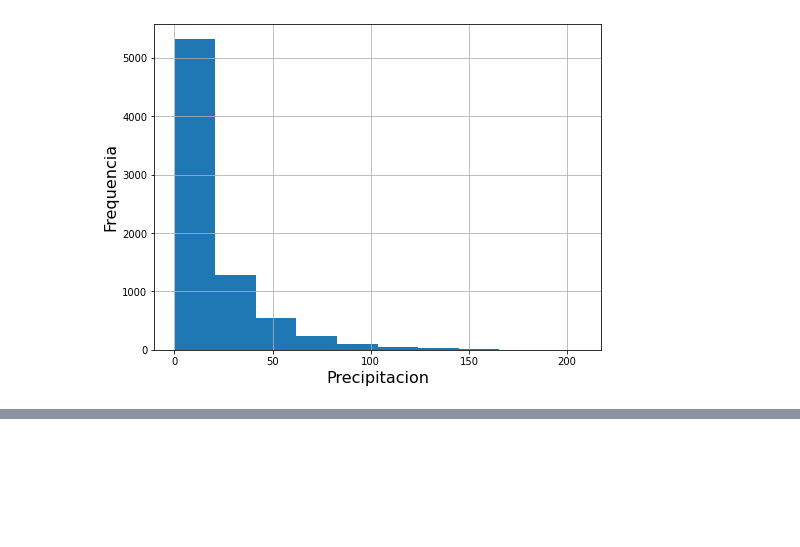
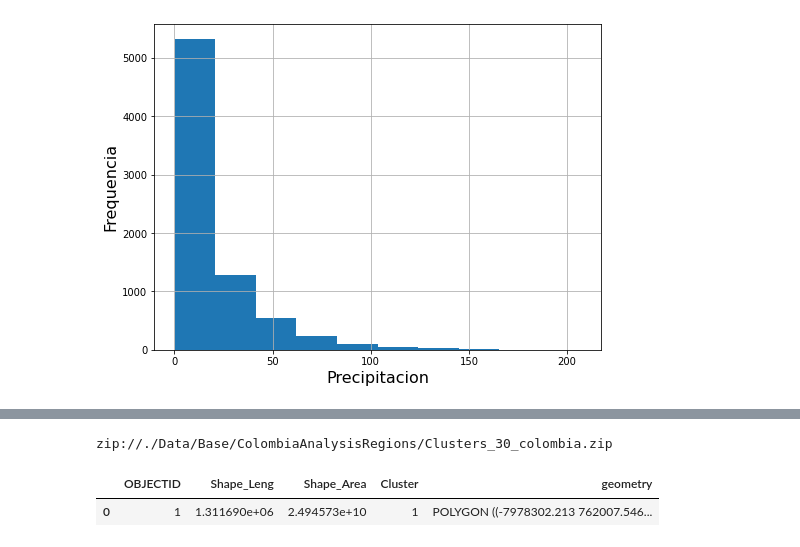
Before and after one commit to wmjolly/SAR-Colombia, a Jupyter notebook: SAR-CO-Example.ipynb, the cells around one changed output, grey strips where cells are left out. Cells and saved outputs as stored; diff of their text form; code cells hidden in the pictures; blank space fills up the shorter version.

Commit message:
Adding Analysis Regions
Analysis Regions

```diff
--- a/SAR-CO-Example.ipynb
+++ b/SAR-CO-Example.ipynb
@@ -592,0 +605,12 @@ ax.axis('off')
+# %%
+base = "zip://./Data/Base/ColombiaAnalysisRegions"
+fname = f"{base}/Clusters_30_colombia.zip"
+print(fname)
+COAnalReg = gpd.read_file(fname)
+# %% [output]
+zip://./Data/Base/ColombiaAnalysisRegions/Clusters_30_colombia.zip
+# %%
+COAnalReg.head(1)
+# %% [output]
+|  | OBJECTID | Shape_Leng | Shape_Area | Cluster | geometry |
+| 0 | 1 | 1.311690e+06 | 2.494573e+10 | 1 | POLYGON ((-7978302.213 762007.546... |
```
Also changed, not shown: parts of 58 cells of this notebook, 1 other file.
